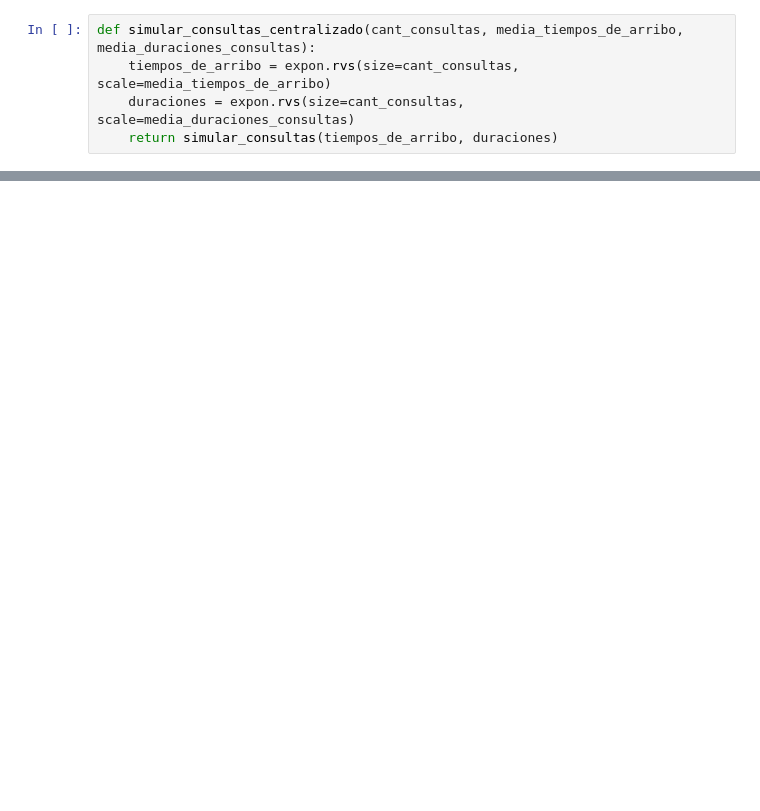
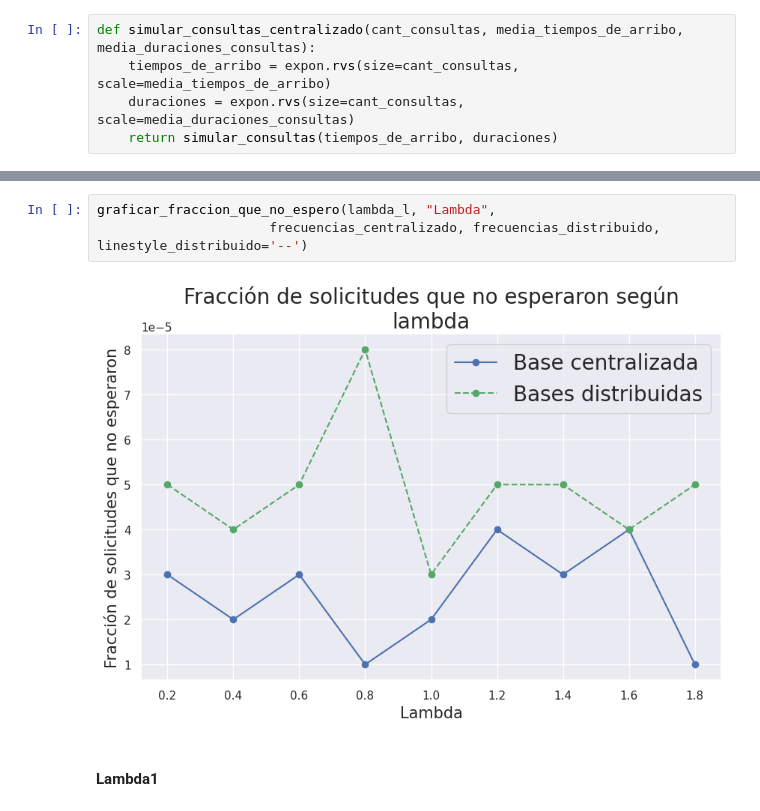
Before and after one commit to jalbarrac/simulacion_grupo2_2c_2022, a Jupyter notebook: TP2/TP2.ipynb, the cells around one changed output, grey strips where cells are left out. Drawn from its saved outputs; the diff is of its cells as text; blank space fills up the shorter version.

```diff
--- a/TP2/TP2.ipynb
+++ b/TP2/TP2.ipynb
@@ -157,0 +262,7 @@ mostrar_resultados("Base de datos distribuida 2", t2, f2, l2)
+# %%
+graficar_fraccion_que_no_espero(lambda_l, "Lambda",
+                      frecuencias_centralizado, frecuencias_distribuido, linestyle_distribuido='--')
+# %% [output]
+[figure, added]
+# %% [markdown]
+#### Lambda1
```
Also changed, not shown: parts of 31 cells of this notebook.
